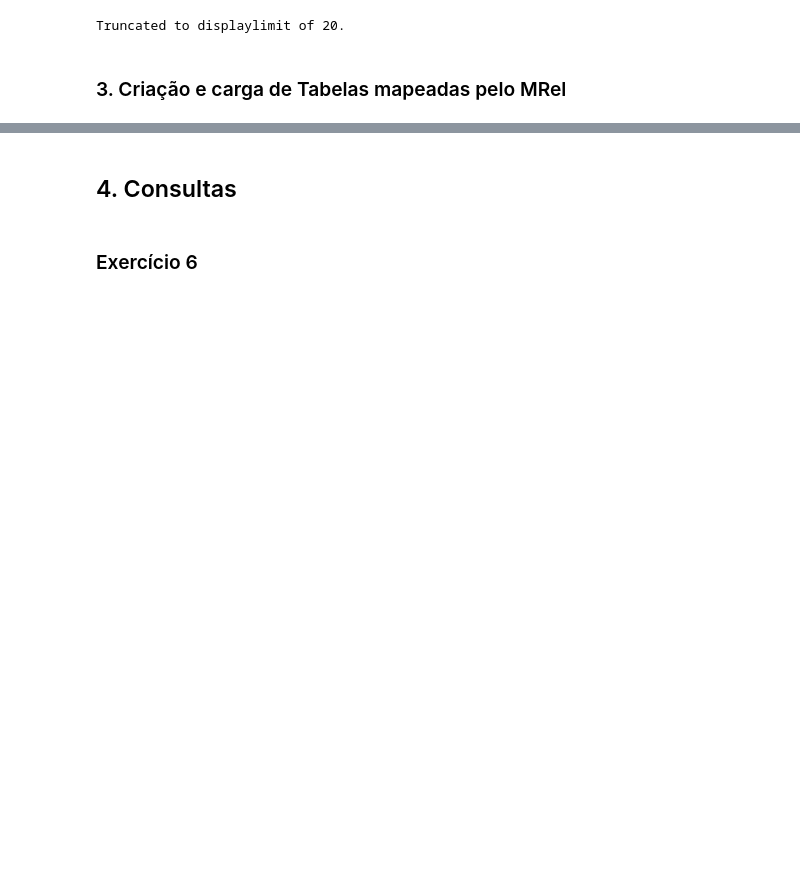
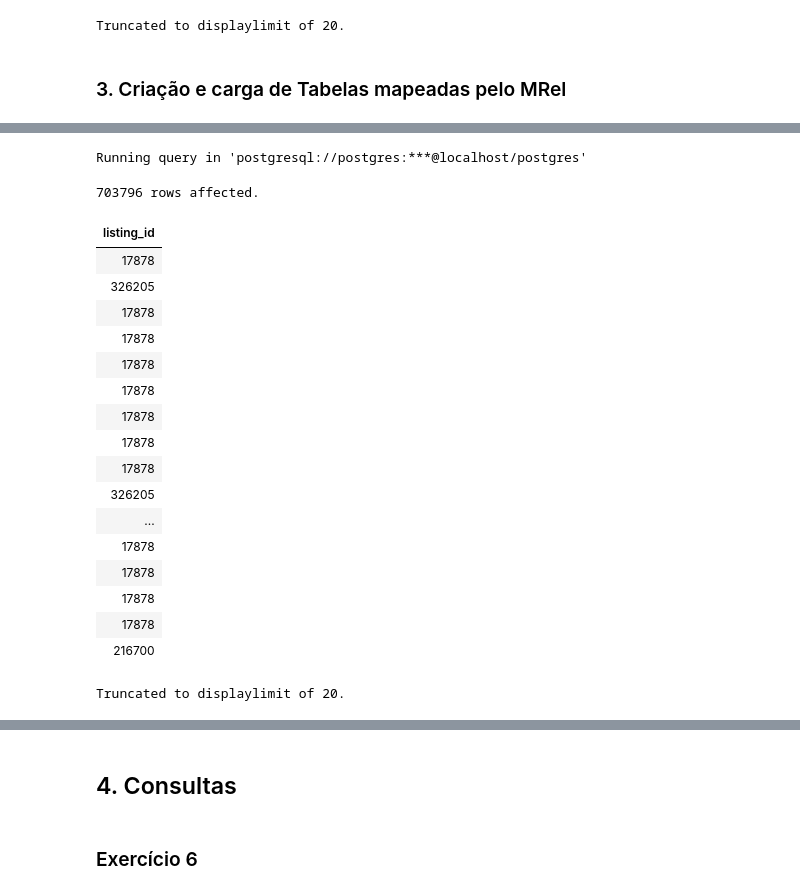
Before and after one commit to MiguelHenri/SCC0240, a Jupyter notebook: trabalho2/t2.ipynb, the cells around one changed output, grey strips where cells are left out. Saved outputs shown, nothing was run; the diff lists cells and outputs as text; code cells hidden in the pictures; blank space fills up the shorter version.

```diff
--- a/trabalho2/t2.ipynb
+++ b/trabalho2/t2.ipynb
@@ -143,0 +183,26 @@ Done.
+# %%
+%%sql
+SELECT R.listing_id
+FROM Listings L
+JOIN Reviews R ON L.ID = R.listing_id
+# %% [output]
+Running query in 'postgresql://postgres:***@localhost/postgres'
+703796 rows affected.
+| listing_id |
+| 17878 |
+| 326205 |
+| 17878 |
+| 17878 |
+| 17878 |
+| 17878 |
+| 17878 |
+| 17878 |
+| 17878 |
+| 326205 |
+| ... |
+| 17878 |
+| 17878 |
+| 17878 |
+| 17878 |
+| 216700 |
+Truncated to displaylimit of 20.
```
Also changed, not shown: parts of 10 cells of this notebook, 1 other file.
